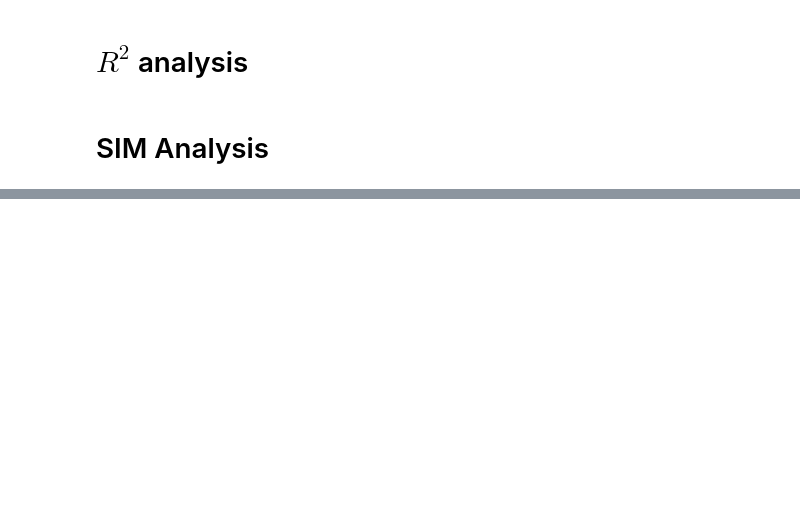
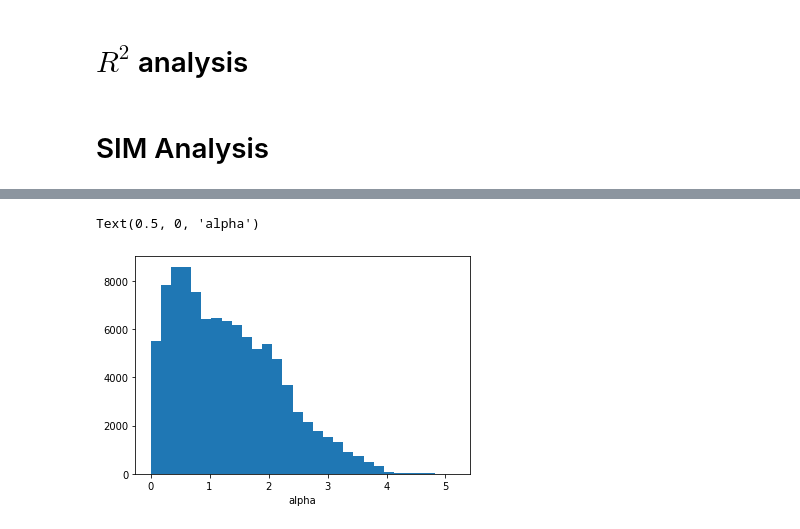
Before and after one commit to YannisZa/GeNSIT, a Jupyter notebook: notebooks/Reading outputs (work in progress).ipynb, the cells around one changed output, grey strips where cells are left out. Cells and saved outputs as stored; diff of their text form; code cells hidden in the pictures; blank space fills up the shorter version.

```diff
--- a/notebooks/Reading outputs (work in progress).ipynb
+++ b/notebooks/Reading outputs (work in progress).ipynb
@@ -136,3 +284,7 @@ _ = plt.scatter(
 # %%
-_ = plt.hist(current_data.data.alpha.squeeze().values)
+_ = plt.hist(current_data.data.alpha.squeeze().values,bins=30)
+plt.xlabel('alpha')
+# %% [output]
+Text(0.5, 0, 'alpha')
+[figure, added]
 # %%
```
Also changed, not shown: parts of 25 cells of this notebook.
